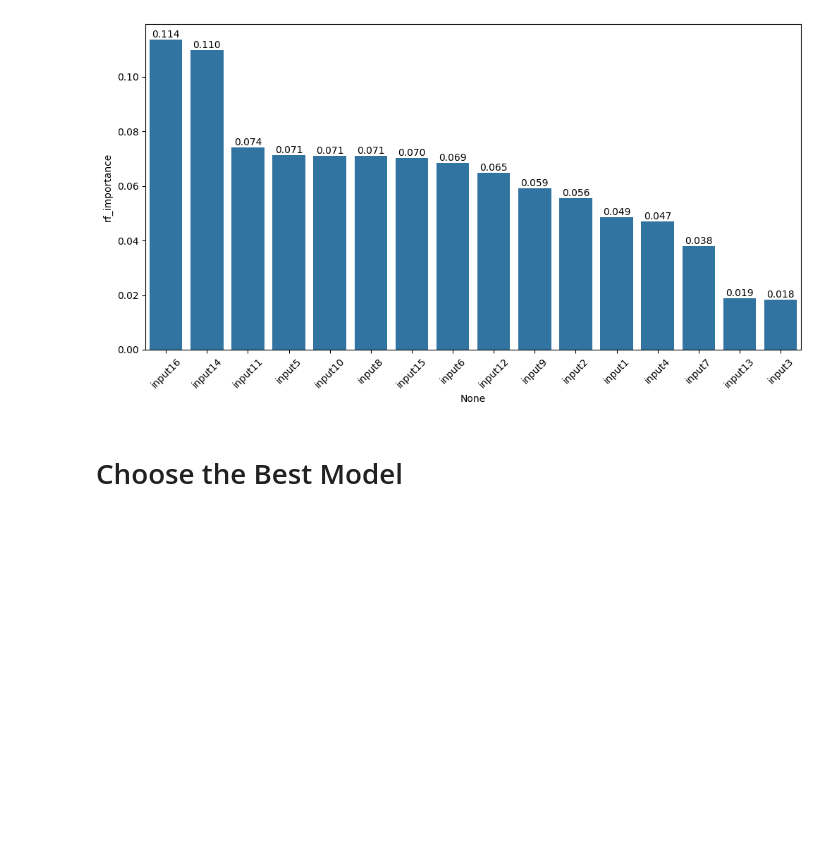
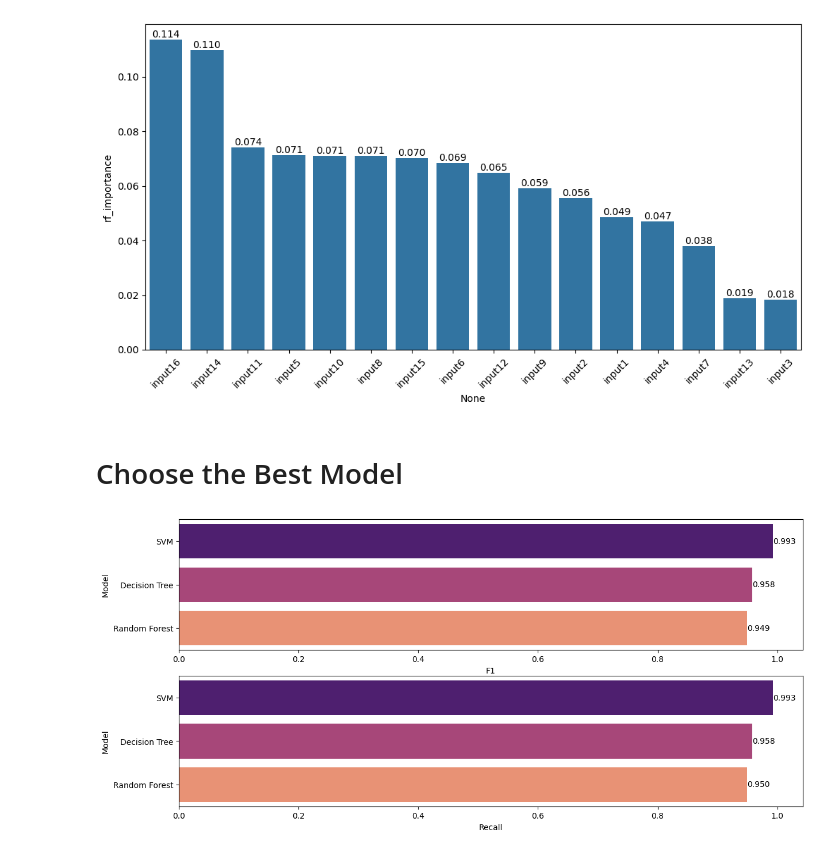
Before and after one commit to ayaramis/DataScience, a Jupyter notebook: Hand Written Digits.ipynb, the cells around one changed output. Cells and saved outputs as stored; diff of their text form; code cells hidden in the pictures; blank space fills up the shorter version.

```diff
--- a/Hand Written Digits.ipynb
+++ b/Hand Written Digits.ipynb
@@ -325,3 +319,7 @@ svc_grid.best_score_
+# %%
+y_pred = svc.predict(X_test)
+svc_f1 = f1_score(y_test, y_pred, average='macro')
+svc_recall = recall_score(y_test, y_pred, average='macro')
 # %% [markdown]
 # Decision Tree (DT) Classifier
 # %%
@@ -451,6 +449,10 @@ Test_Set
     accuracy                           1.00      9892
    macro avg       1.00      1.00      1.00      9892
 weighted avg       1.00      1.00      1.00      9892
+# %%
+y_pred = dt.predict(X_test)
+dt_f1 = f1_score(y_test, y_pred, average='macro')
+dt_recall = recall_score(y_test, y_pred, average='macro')
 # %% [markdown]
 ## Feature Importance
 # %%
@@ -608,6 +610,10 @@ Test_Set
     accuracy                           0.96      9892
    macro avg       0.96      0.96      0.96      9892
 weighted avg       0.96      0.96      0.96      9892
+# %%
+y_pred = rf.predict(X_test)
+rf_f1 = f1_score(y_test, y_pred, average='macro')
+rf_recall = recall_score(y_test, y_pred, average='macro')
 # %% [markdown]
 ## Feature Importance
 # %%
@@ -645,3 +651,29 @@ plt.xticks(rotation=45);
 [figure]
 # %% [markdown]
 # Choose the Best Model
+# %%
+compare = pd.DataFrame({"Model": ["SVM", "Decision Tree", "Random Forest"],
+                        "F1": [svc_f1, dt_f1, rf_f1],
+                        "Recall": [svc_recall, dt_recall, rf_recall],})
+
+def labels(ax):
+    for p in ax.patches:
+        width = p.get_width()                        # get bar length
+        ax.text(width,                               # set the text at 1 unit right of the bar
+                p.get_y() + p.get_height() / 2,      # get Y coordinate + X coordinate / 2
+                '{:1.3f}'.format(width),             # set variable to display, 2 decimals
+                ha = 'left',                         # horizontal alignment
+                va = 'center')                       # vertical alignment
+
+plt.figure(figsize=(14,10))
+plt.subplot(311)
+compare = compare.sort_values(by="F1", ascending=False)
+ax=sns.barplot(x="F1", y="Model", data=compare, palette="magma")
+labels(ax)
+
+plt.subplot(312)
+compare = compare.sort_values(by="Recall", ascending=False)
+ax=sns.barplot(x="Recall", y="Model", data=compare, palette="magma")
+labels(ax)
+# %% [output]
+[figure, added]
```
Also changed, not shown: parts of 8 cells of this notebook.
